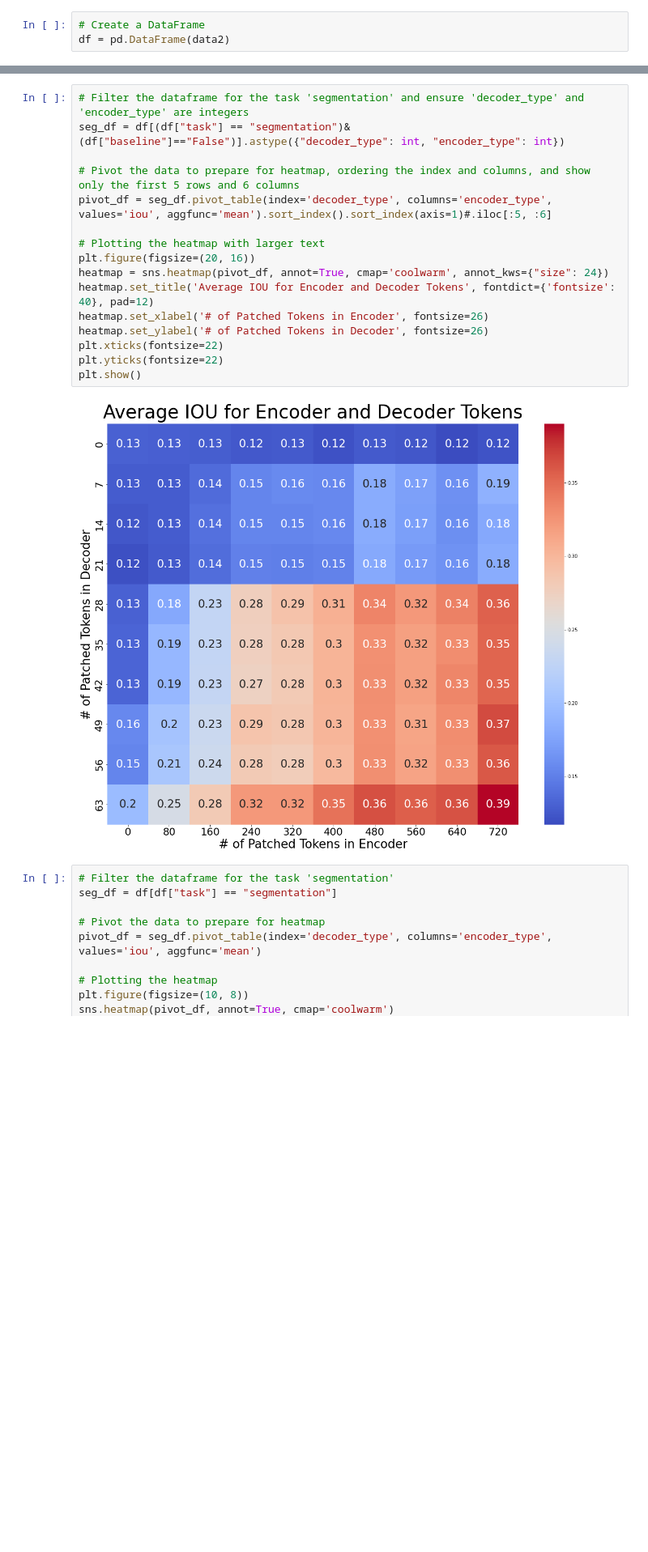
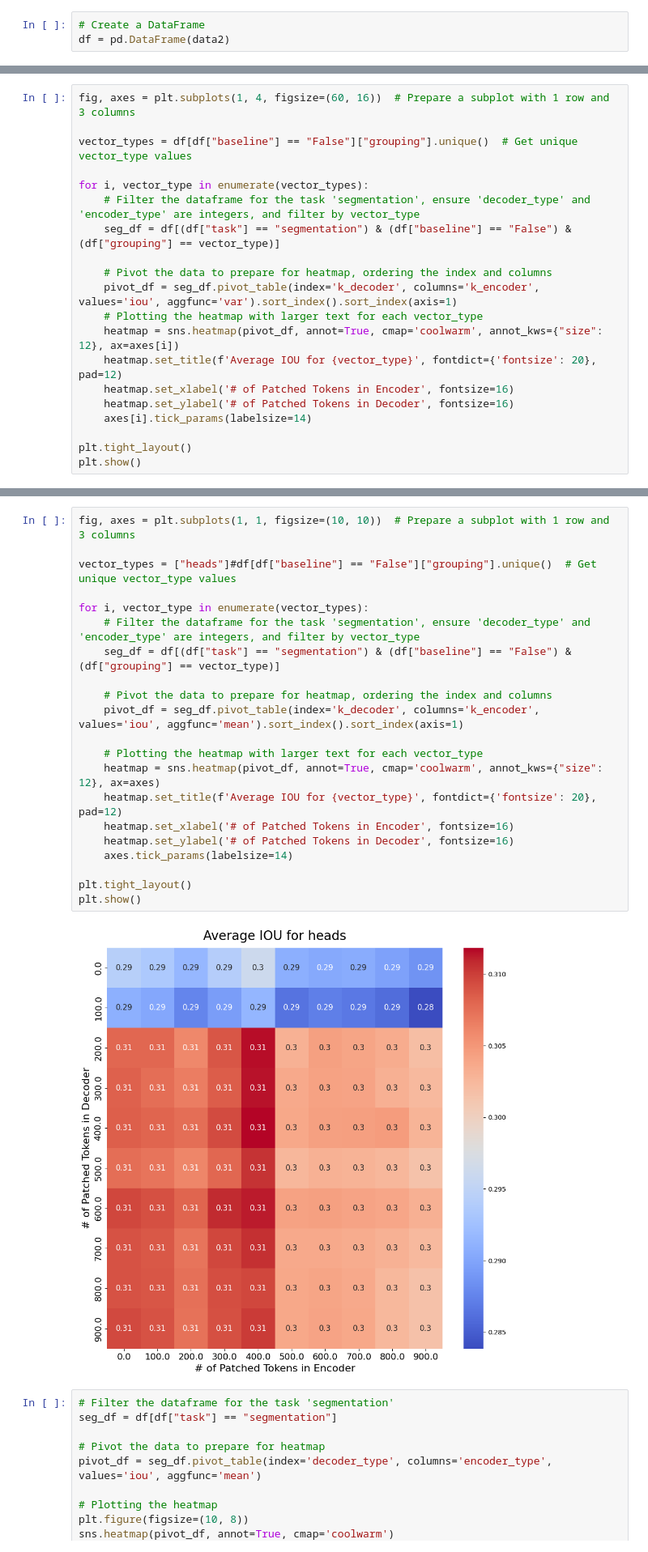
Before and after one commit to alhojel/visual_task_vectors, a Jupyter notebook: analyze_isolated_tokens_result.ipynb, the cells around one changed output, grey strips where cells are left out. Shown at 81% size. Drawn from its saved outputs; the diff is of its cells as text; blank space fills up the shorter version.

```diff
--- a/analyze_isolated_tokens_result.ipynb
+++ b/analyze_isolated_tokens_result.ipynb
@@ -39,0 +330,20 @@ ValueError: cannot convert float NaN to integer
+# %%
+fig, axes = plt.subplots(1, 4, figsize=(60, 16))  # Prepare a subplot with 1 row and 3 columns
+
+vector_types = df[df["baseline"] == "False"]["grouping"].unique()  # Get unique vector_type values
+
+for i, vector_type in enumerate(vector_types):
+    # Filter the dataframe for the task 'segmentation', ensure 'decoder_type' and 'encoder_type' are integers, and filter by vector_type
+    seg_df = df[(df["task"] == "segmentation") & (df["baseline"] == "False") & (df["grouping"] == vector_type)]
+
+    # Pivot the data to prepare for heatmap, ordering the index and columns
+    pivot_df = seg_df.pivot_table(index='k_decoder', columns='k_encoder', values='iou', aggfunc='var').sort_index().sort_index(axis=1)
+    # Plotting the heatmap with larger text for each vector_type
+    heatmap = sns.heatmap(pivot_df, annot=True, cmap='coolwarm', annot_kws={"size": 12}, ax=axes[i])
+    heatmap.set_title(f'Average IOU for {vector_type}', fontdict={'fontsize': 20}, pad=12)
+    heatmap.set_xlabel('# of Patched Tokens in Encoder', fontsize=16)
+    heatmap.set_ylabel('# of Patched Tokens in Decoder', fontsize=16)
+    axes[i].tick_params(labelsize=14)
+
+plt.tight_layout()
+plt.show()
@@ -40,21 +352,26 @@ ValueError: cannot convert float NaN to integer
 # %%
-# Filter the dataframe for the task 'segmentation' and ensure 'decoder_type' and 'encoder_type' are integers
-seg_df = df[(df["task"] == "segmentation")&(df["baseline"]=="False")].astype({"decoder_type": int, "encoder_type": int})
+fig, axes = plt.subplots(1, 1, figsize=(10, 10))  # Prepare a subplot with 1 row and 3 columns
 
-# Pivot the data to prepare for heatmap, ordering the index and columns, and show only the first 5 rows and 6 columns
-pivot_df = seg_df.pivot_table(index='decoder_type', columns='encoder_type', values='iou', aggfunc='mean').sort_index().sort_index(axis=1)#.iloc[:5, :6]
+vector_types = ["heads"]#df[df["baseline"] == "False"]["grouping"].unique()  # Get unique vector_type values
 
-# Plotting the heatmap with larger text
-plt.figure(figsize=(20, 16))
-heatmap = sns.heatmap(pivot_df, annot=True, cmap='coolwarm', annot_kws={"size": 24})
-heatmap.set_title('Average IOU for Encoder and Decoder Tokens', fontdict={'fontsize': 40}, pad=12)
-heatmap.set_xlabel('# of Patched Tokens in Encoder', fontsize=26)
-heatmap.set_ylabel('# of Patched Tokens in Decoder', fontsize=26)
-plt.xticks(fontsize=22)
-plt.yticks(fontsize=22)
+for i, vector_type in enumerate(vector_types):
+    # Filter the dataframe for the task 'segmentation', ensure 'decoder_type' and 'encoder_type' are integers, and filter by vector_type
+    seg_df = df[(df["task"] == "segmentation") & (df["baseline"] == "False") & (df["grouping"] == vector_type)]
+
+    # Pivot the data to prepare for heatmap, ordering the index and columns
+    pivot_df = seg_df.pivot_table(index='k_decoder', columns='k_encoder', values='iou', aggfunc='mean').sort_index().sort_index(axis=1)
+
+    # Plotting the heatmap with larger text for each vector_type
+    heatmap = sns.heatmap(pivot_df, annot=True, cmap='coolwarm', annot_kws={"size": 12}, ax=axes)
+    heatmap.set_title(f'Average IOU for {vector_type}', fontdict={'fontsize': 20}, pad=12)
+    heatmap.set_xlabel('# of Patched Tokens in Encoder', fontsize=16)
+    heatmap.set_ylabel('# of Patched Tokens in Decoder', fontsize=16)
+    axes.tick_params(labelsize=14)
+
+plt.tight_layout()
 plt.show()
 # %% [output]
-[figure, old version]
+[figure, new version]
 # %%
 # Filter the dataframe for the task 'segmentation'
 seg_df = df[df["task"] == "segmentation"]
```
Also changed, not shown: parts of 27 cells of this notebook, 20 other files.
